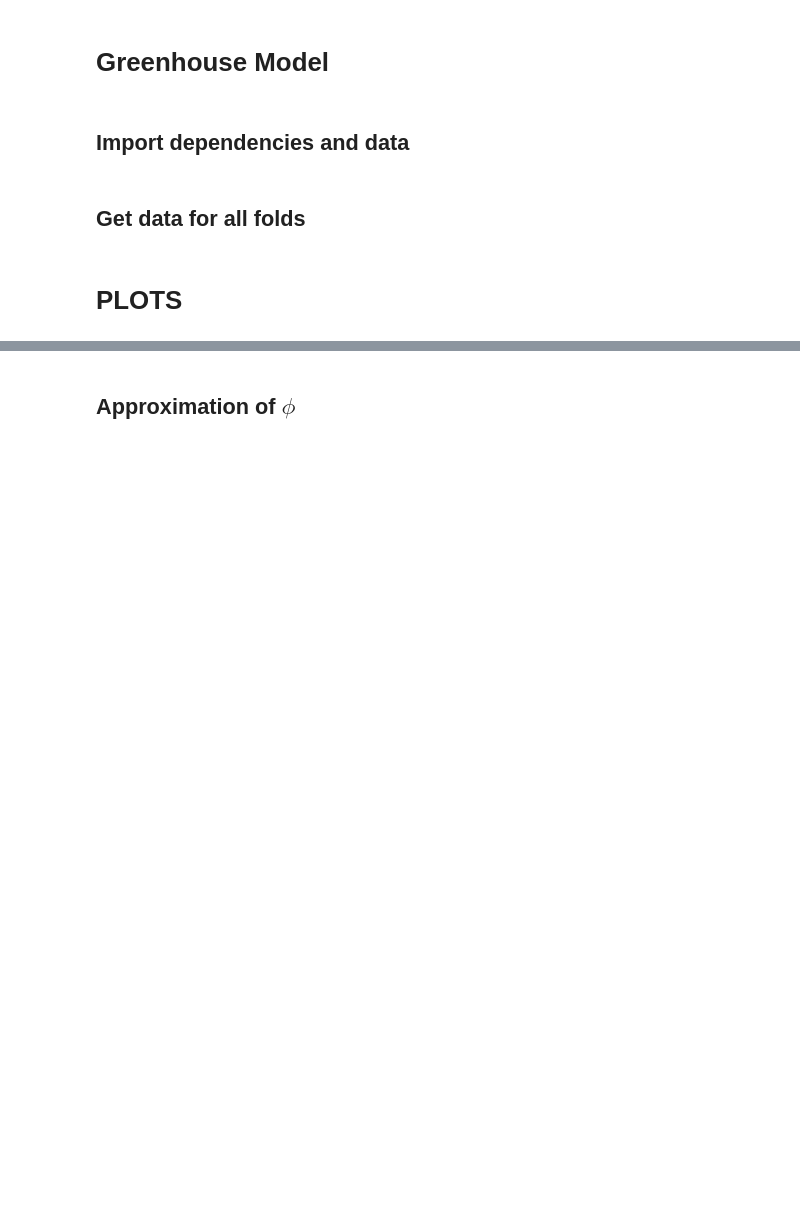
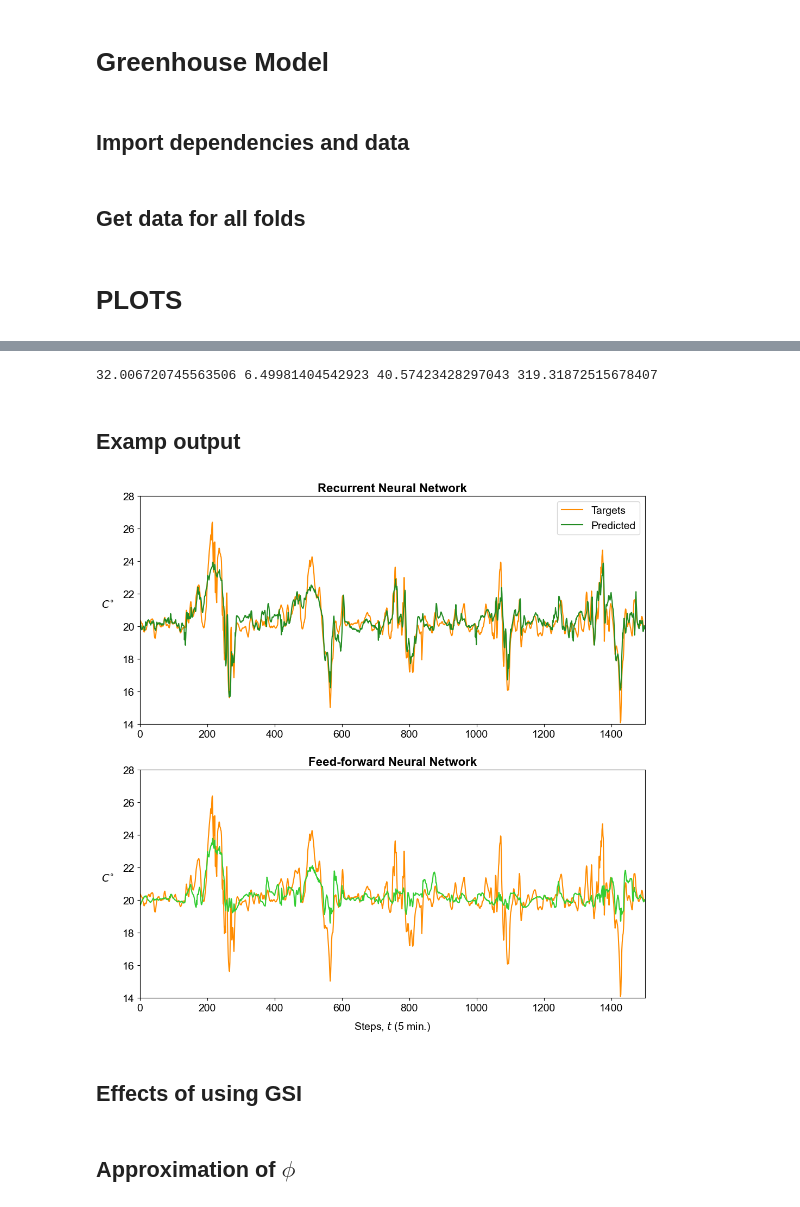
Before and after one commit to oStglnd/rise-gh, a Jupyter notebook: nn_models/k_fold_results.ipynb, the cells around one changed output, grey strips where cells are left out. Cells and saved outputs as stored; diff of their text form; code cells hidden in the pictures; blank space fills up the shorter version.

```diff
--- a/nn_models/k_fold_results.ipynb
+++ b/nn_models/k_fold_results.ipynb
@@ -52,13 +52,13 @@ cols = [
 # %% [markdown]
 ## Get data for all folds
 # %%
-version = 1
+version = 0
 # %%
 models = [
     ('ffnn', 'FFNN'),
     ('rnn', 'RNN'),
-#     ('gbdt', 'gbdt'),
-#     ('arima', 'arima')
+    ('gbdt', 'gbdt'),
+    ('arima', 'arima')
 ]
 
 mse_results = {
@@ -257,0 +207,9 @@ plt.show()
+# %%
+print(
+    np.array(rnn_time).mean(),
+    np.array(ffnn_time).mean(),
+    np.array(arima_time).mean(),
+    np.array(gbdt_time).mean()
+)
+# %% [output]
+32.006720745563506 6.49981404542923 40.57423428297043 319.31872515678407
@@ -258,3 +229,43 @@ plt.show()
+# %% [markdown]
+## Examp output
+# %%
+temp_mean, temp_std, _, _ = col_params[('temperatures', 'TA01_GT10X_GM10X')].values()
+
+targets = targets_test * temp_std + temp_mean
+rnn_preds = np.stack(test_preds['rnn'][-1]) * temp_std + temp_mean
+fnn_preds = np.stack(test_preds['ffnn'][-1]) * temp_std + temp_mean
+# arima_preds = test_preds['arima']
+# gbdt_preds = test_preds['gbdt']
+# %%
+fig, (ax1, ax2) = plt.subplots(2, 1)
+fig.set_size_inches(12, 12)
+
+ax1.plot(targets[-1500:], color='darkorange', alpha=1.0, label='Targets')
+ax2.plot(targets[-1500:], color='darkorange', alpha=1.0, label='Targets')
+ax1.plot(rnn_preds[-1500:], color='forestgreen', label='Predicted')
+ax2.plot(fnn_preds[-1500:], color='limegreen', label='Predicted')
+
+ax1.set_xlim(0, 1500)
+ax2.set_xlim(0, 1500)
+ax1.set_ylim(14, 28)
+ax2.set_ylim(14, 28)
+
+ax1.set_ylabel('$C^{\circ}$', rotation=0, labelpad=20)
+ax2.set_ylabel('$C^{\circ}$', rotation=0, labelpad=20)
+ax2.set_xlabel('Steps, $t$ (5 min.)', labelpad=10)
+
+ax1.set_title('Recurrent Neural Network', **tit_font)
+ax2.set_title('Feed-forward Neural Network', **tit_font)
+
+ax1.legend(loc='upper right')
+ax1.legend(loc='upper right')
+
+plt.savefig(plot_path + 'rnn_fnn_comp.png', dpi=200)
+plt.show()
+# %% [output]
+[figure, added]
+# %% [markdown]
+## Effects of using GSI
 # %% [markdown]
 ## Approximation of $\phi$
 # %%
```
Also changed, not shown: parts of 25 cells of this notebook, 46 other files.
